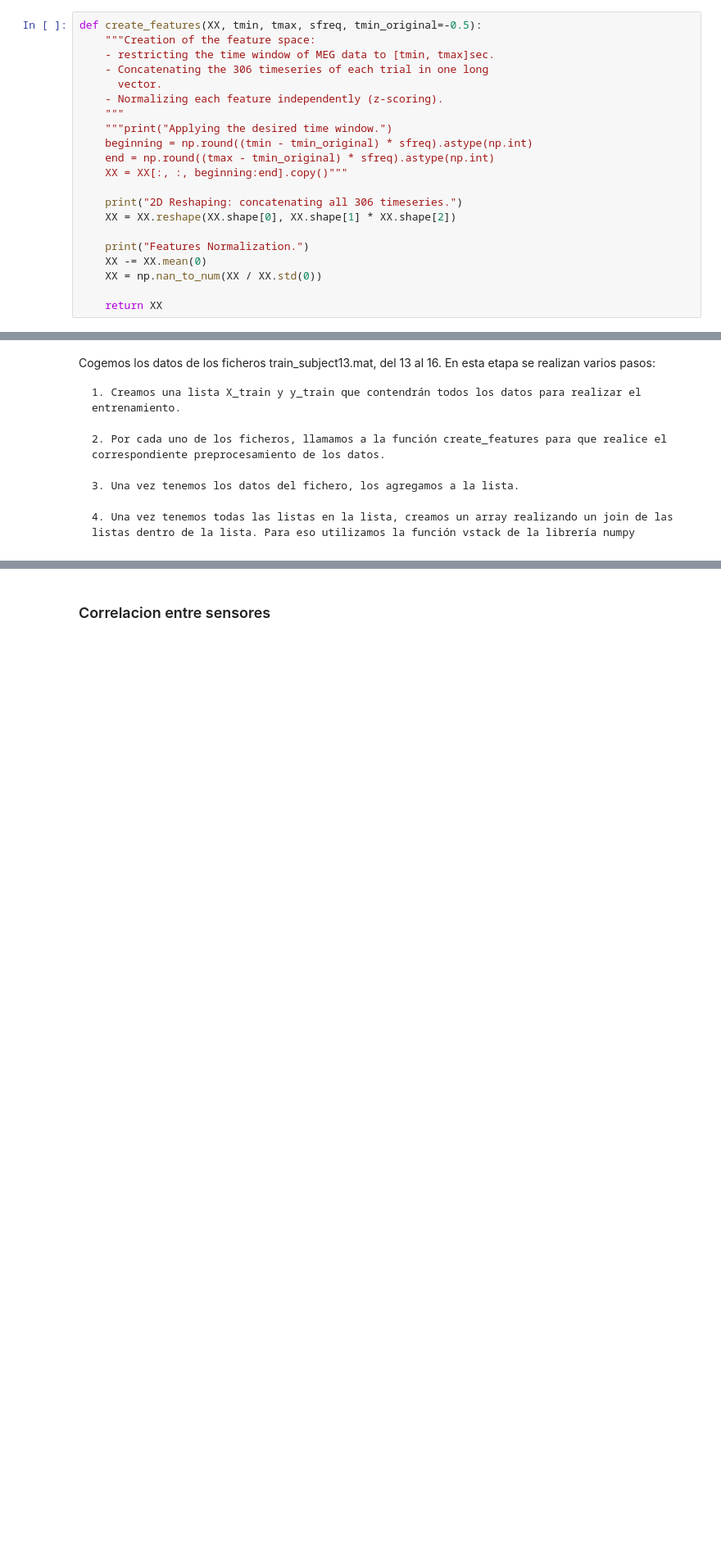
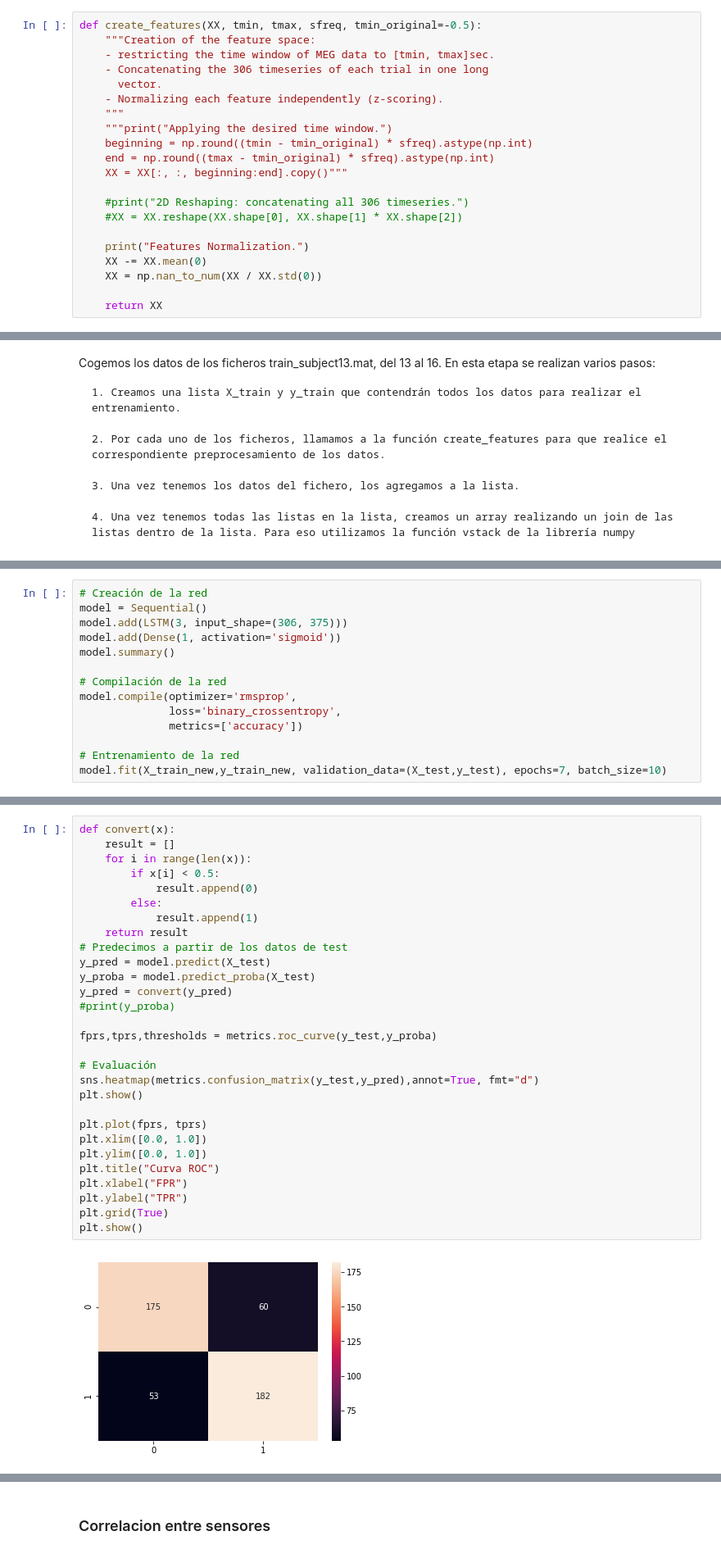
Before and after one commit to hector23rp/MachingLearning-Proyecto, a Jupyter notebook: DecMeg.ipynb, the cells around one changed output, grey strips where cells are left out. Shown: that part at 82% size. Drawn from its saved outputs; the diff is of its cells as text; blank space fills up the shorter version.

```diff
--- a/DecMeg.ipynb
+++ b/DecMeg.ipynb
@@ -43,8 +49,8 @@ def create_features(XX, tmin, tmax, sfreq, tmin_original=-0.5):
     end = np.round((tmax - tmin_original) * sfreq).astype(np.int)
     XX = XX[:, :, beginning:end].copy()"""
 
-    print("2D Reshaping: concatenating all 306 timeseries.")
-    XX = XX.reshape(XX.shape[0], XX.shape[1] * XX.shape[2])
+    #print("2D Reshaping: concatenating all 306 timeseries.")
+    #XX = XX.reshape(XX.shape[0], XX.shape[1] * XX.shape[2])
 
     print("Features Normalization.")
     XX -= XX.mean(0)
@@ -122,0 +160,14 @@ Trainset: (2346, 114750)
+# %%
+# Creación de la red
+model = Sequential()
+model.add(LSTM(3, input_shape=(306, 375)))
+model.add(Dense(1, activation='sigmoid'))
+model.summary()
+
+# Compilación de la red
+model.compile(optimizer='rmsprop',
+              loss='binary_crossentropy',
+              metrics=['accuracy'])
+
+# Entrenamiento de la red
+model.fit(X_train_new,y_train_new, validation_data=(X_test,y_test), epochs=7, batch_size=10)
@@ -122,0 +195,31 @@ Trainset: (2346, 114750)
+# %%
+def convert(x):
+    result = []
+    for i in range(len(x)):
+        if x[i] < 0.5:
+            result.append(0)
+        else:
+            result.append(1)
+    return result
+# Predecimos a partir de los datos de test
+y_pred = model.predict(X_test)
+y_proba = model.predict_proba(X_test)
+y_pred = convert(y_pred)
+#print(y_proba)
+
+fprs,tprs,thresholds = metrics.roc_curve(y_test,y_proba)
+
+# Evaluación
+sns.heatmap(metrics.confusion_matrix(y_test,y_pred),annot=True, fmt="d")
+plt.show()
+
+plt.plot(fprs, tprs)
+plt.xlim([0.0, 1.0])
+plt.ylim([0.0, 1.0])
+plt.title("Curva ROC")
+plt.xlabel("FPR")
+plt.ylabel("TPR")
+plt.grid(True)
+plt.show()
+# %% [output]
+[figure, added]
```
Also changed, not shown: parts of 9 cells of this notebook, 1 other file.
